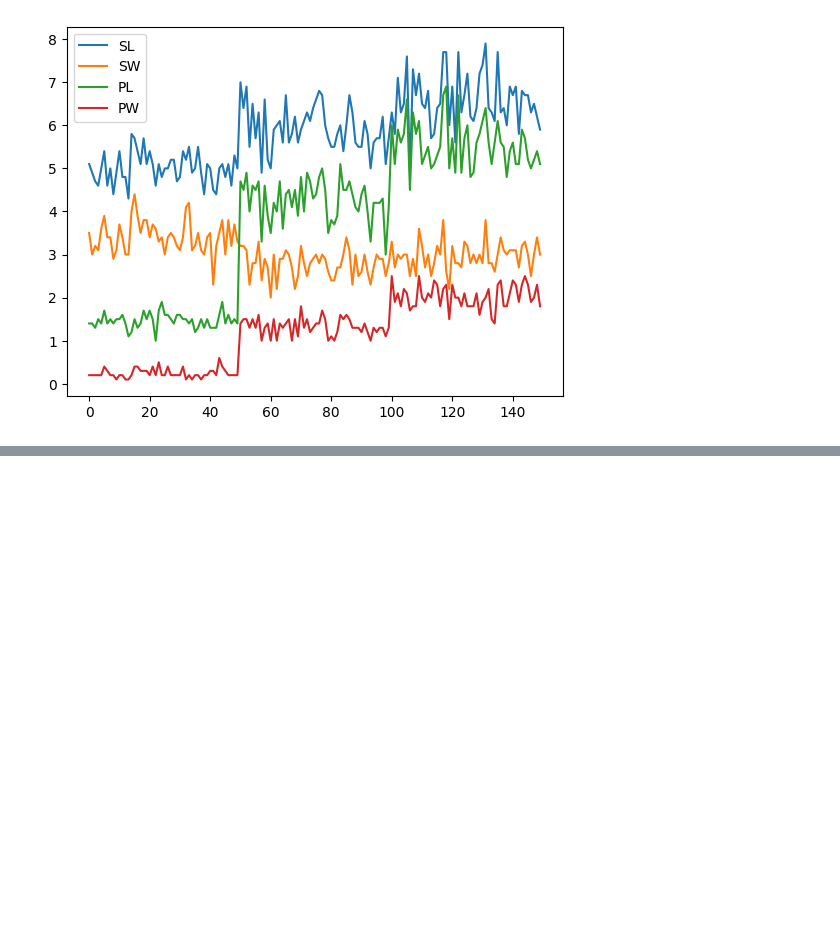
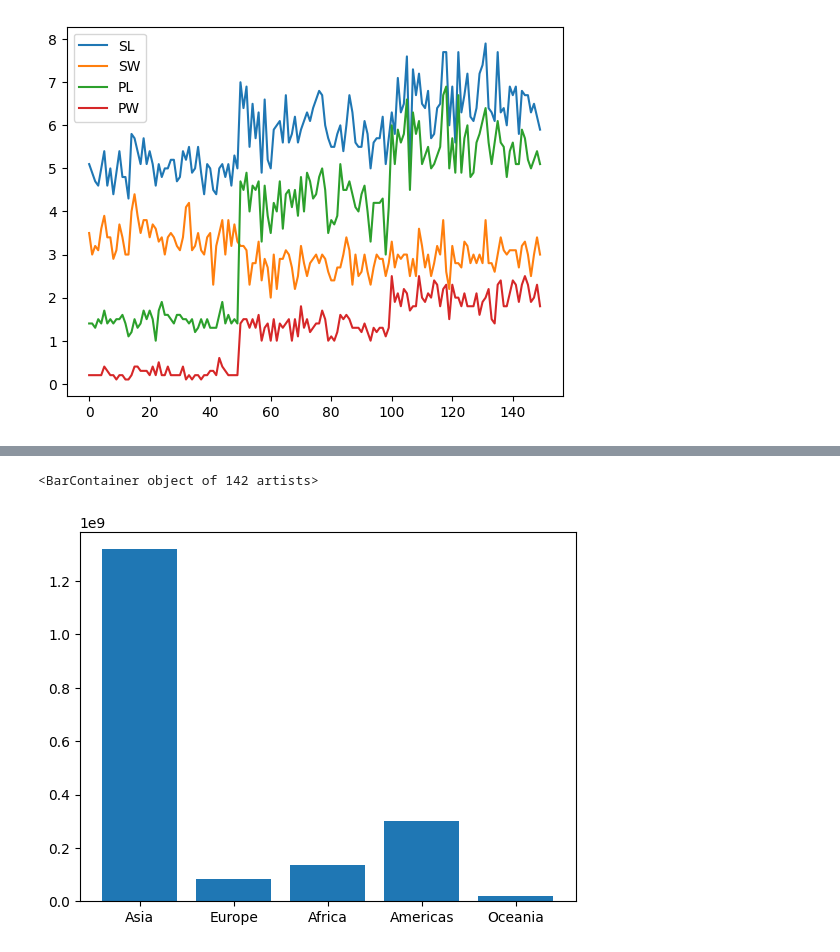
Before and after one commit to thedemonKingx1337/DSA_ICTAK_PythonBase, a Jupyter notebook: DSA_PythonBase.ipynb, the cells around one changed output, grey strips where cells are left out. Saved outputs shown, nothing was run; the diff lists cells and outputs as text; code cells hidden in the pictures; blank space fills up the shorter version.

```diff
--- a/DSA_PythonBase.ipynb
+++ b/DSA_PythonBase.ipynb
@@ -1329,0 +1415,5 @@ dtype: bool
+# %%
+plt.bar(df_2007["continent"],df_2007["pop"])
+# %% [output]
+<BarContainer object of 142 artists>
+[figure, added]
```
Also changed, not shown: parts of 48 cells of this notebook.
